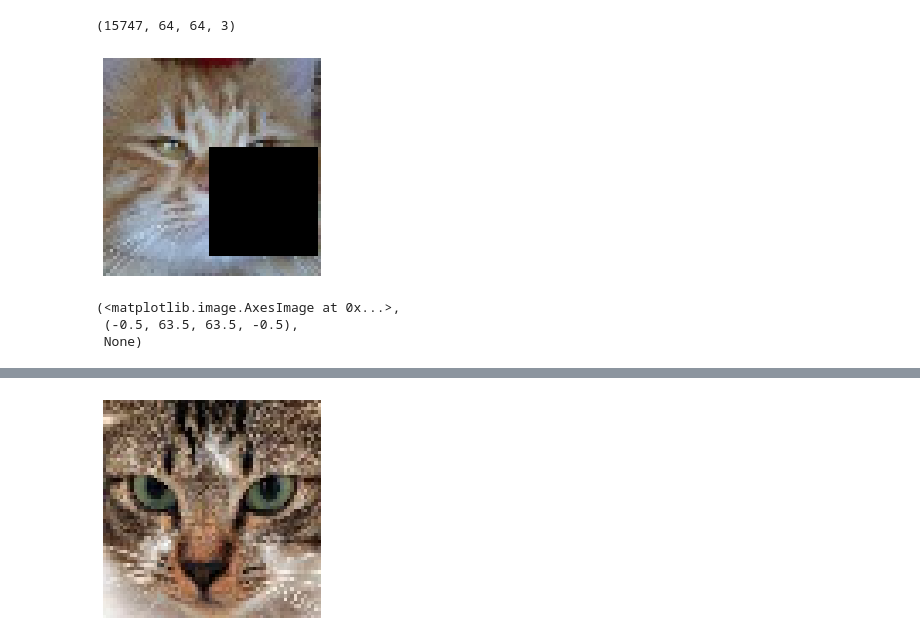
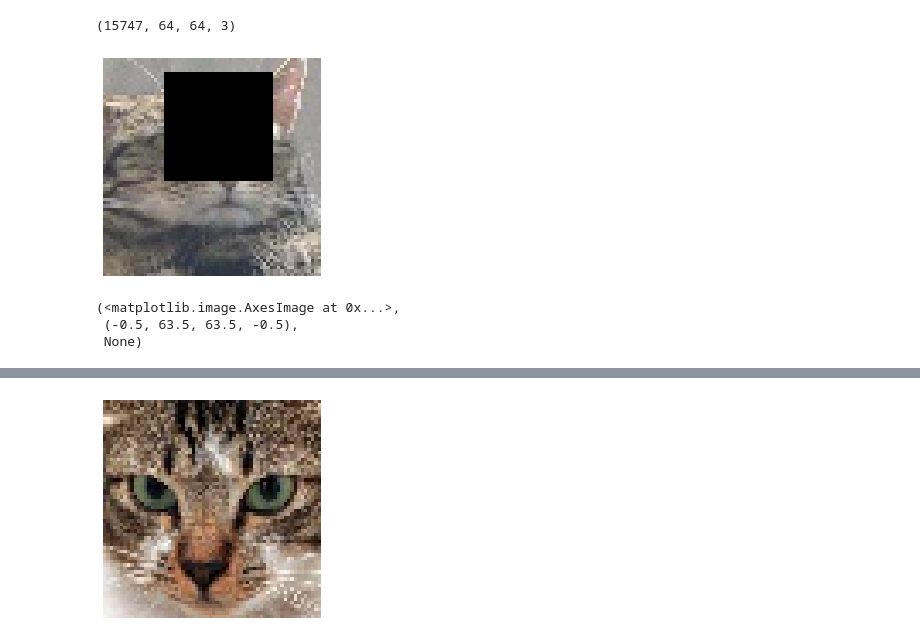
Before and after one commit to candicexxx-droid/PIC16B---GAN-Project-, a Jupyter notebook: FID_function34-InGithub.ipynb, the cells around one changed output, grey strips where cells are left out. Drawn from its saved outputs; the diff is of its cells as text; code cells hidden in the pictures.

```diff
--- a/FID_function34-InGithub.ipynb
+++ b/FID_function34-InGithub.ipynb
@@ -15,12 +15,12 @@ norm_image = norm_image.astype(np.uint8)
 # %%
 import imageio
 import random
 from matplotlib import pyplot as plt
 import numpy as np
-img_0=rect(15747,norm_image,share=0.5)[1].reshape(64,64,3).astype(int)
+img_0=rect(15747,norm_image,share=0.5)[9].reshape(64,64,3).astype(int)
 plt.imshow(img_0), plt.axis('off'), plt.show()
 # %% [output]
-[figure, old version]
+[figure, new version]
 (<matplotlib.image.AxesImage at 0x...>,
  (-0.5, 63.5, 63.5, -0.5),
  None)
```
Also changed, not shown: parts of 2 cells of this notebook.
